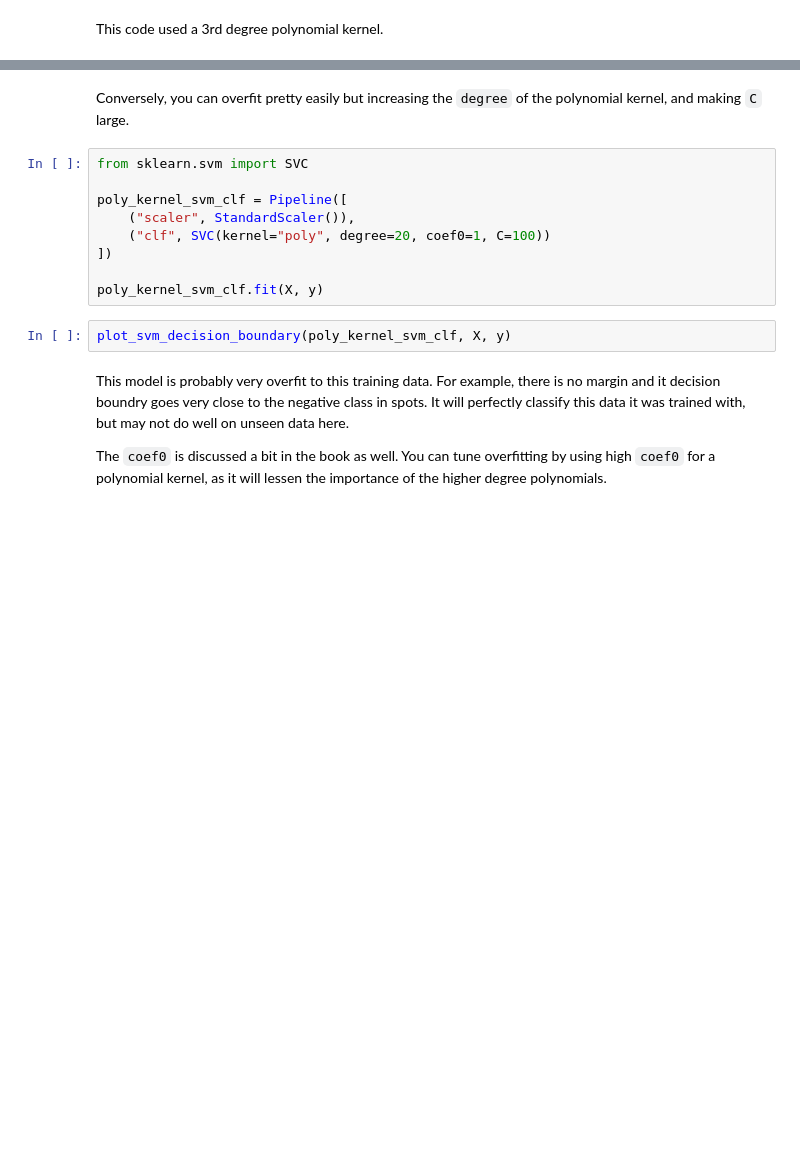
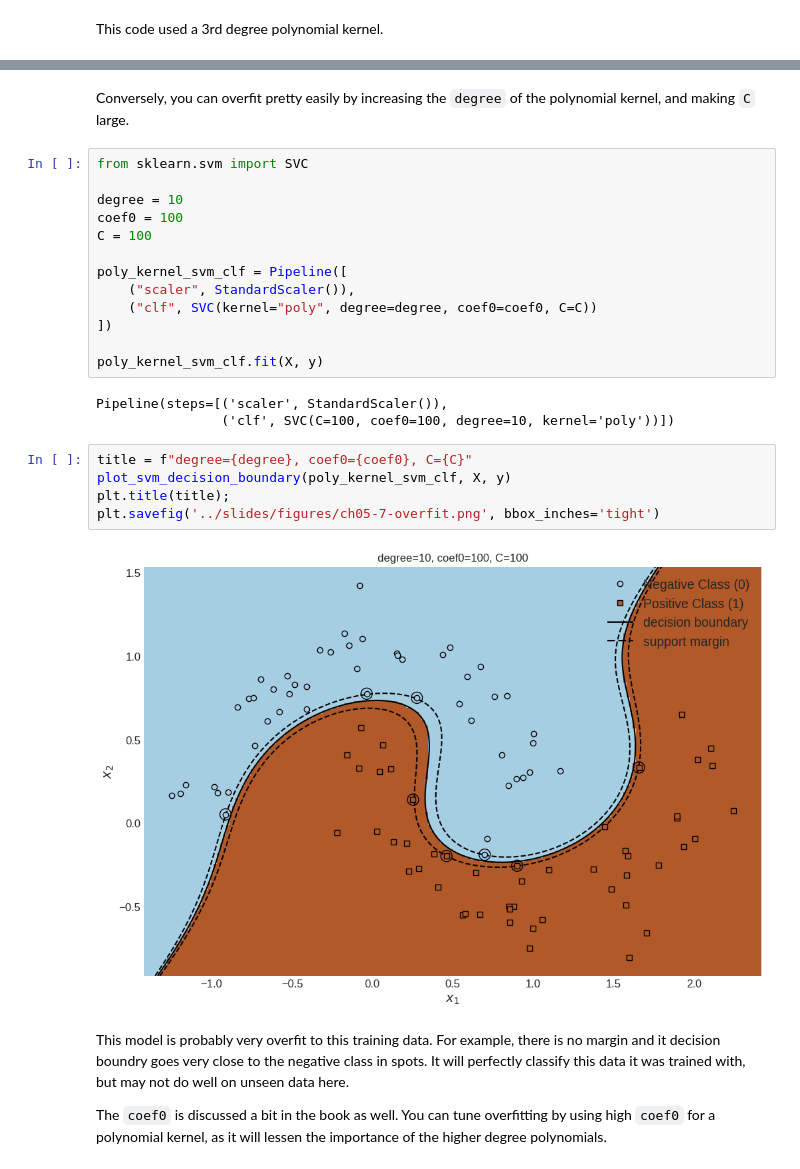
Before and after one commit to csci574-ml/csci574-ml, a Jupyter notebook: lectures/u10-1-support-vector-machines.ipynb, the cells around one changed output, grey strips where cells are left out. Saved outputs shown, nothing was run; the diff lists cells and outputs as text; blank space fills up the shorter version.

```diff
--- a/lectures/u10-1-support-vector-machines.ipynb
+++ b/lectures/u10-1-support-vector-machines.ipynb
@@ -391,17 +420,29 @@ plot_svm_decision_boundary(poly_kernel_svm_clf, X, y)
 # %% [markdown]
-Conversely, you can overfit pretty easily but increasing the `degree` of the polynomial kernel,
+Conversely, you can overfit pretty easily by increasing the `degree` of the polynomial kernel,
 and making `C` large.
 # %%
 from sklearn.svm import SVC
 
+degree = 10
+coef0 = 100
+C = 100
+
 poly_kernel_svm_clf = Pipeline([
     ("scaler", StandardScaler()),
-    ("clf", SVC(kernel="poly", degree=20, coef0=1, C=100))
+    ("clf", SVC(kernel="poly", degree=degree, coef0=coef0, C=C))
 ])
 
 poly_kernel_svm_clf.fit(X, y)
+# %% [output]
+Pipeline(steps=[('scaler', StandardScaler()),
+                ('clf', SVC(C=100, coef0=100, degree=10, kernel='poly'))])
-# %%
-plot_svm_decision_boundary(poly_kernel_svm_clf, X, y)
+# %%
+title = f"degree={degree}, coef0={coef0}, C={C}"
+plot_svm_decision_boundary(poly_kernel_svm_clf, X, y)
+plt.title(title);
+plt.savefig('../slides/figures/ch05-7-overfit.png', bbox_inches='tight')
+# %% [output]
+[figure, added]
 # %% [markdown]
 This model is probably very overfit to this training data.  For example, there is no margin and it decision boundry
 goes very close to the negative class in spots.  It will perfectly classify this data it was trained with, but may
```
Also changed, not shown: parts of 31 cells of this notebook, 8 other files.
